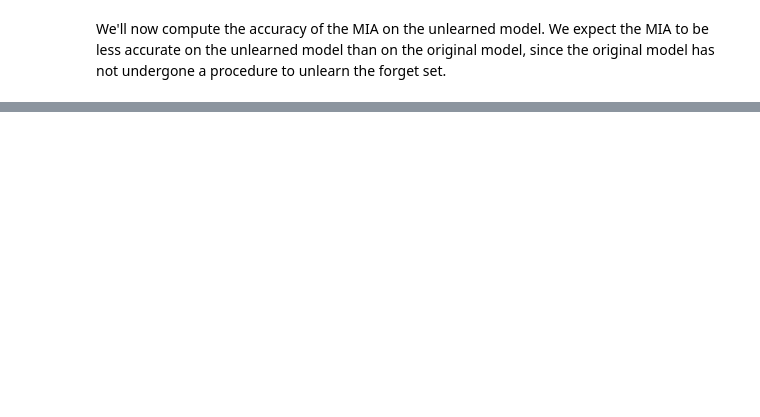
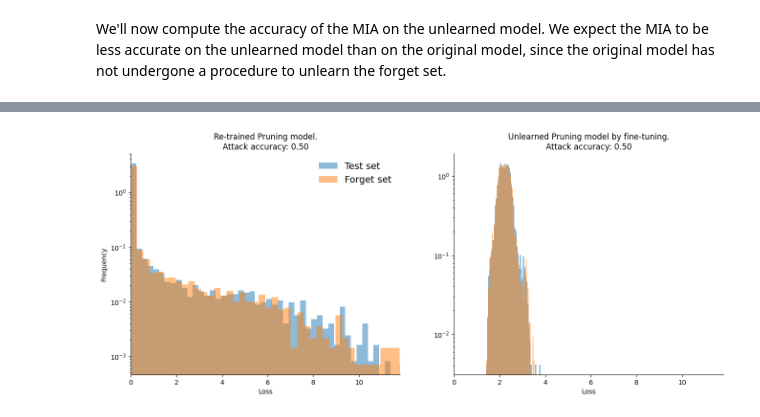
Before and after one commit to AashaiAvadhani1/MachineUnlLearning, a Jupyter notebook: final_unlearning.ipynb, the cells around one changed output, grey strips where cells are left out. Cells and saved outputs as stored; diff of their text form; code cells hidden in the pictures; blank space fills up the shorter version.

```diff
--- a/final_unlearning.ipynb
+++ b/final_unlearning.ipynb
@@ -745,3 +803,9 @@ labels_mia = [0] * len(rt_test_losses) + [1] * len(rt_forget_losses)
+# %%
+ft_test_losses = compute_losses(ft_model, test_loader)
+ft_forget_losses = compute_losses(ft_model, forget_loader)
+
+ft_samples_mia = np.concatenate((ft_test_losses, ft_forget_losses)).reshape((-1, 1))
+labels_mia_ft = [0] * len(ft_test_losses) + [1] * len(ft_forget_losses)
 # %%
 rt_mia_scores = simple_mia(rt_samples_mia, labels_mia)
 
@@ -753,25 +839,27 @@ As we expect, the accuracy of the MIA attack is roughly 0.5. Finally, as we've d
 # %%
 fig, (ax1, ax2) = plt.subplots(1, 2, figsize=(16, 6))
 
-ax1.set_title(f"Re-trained model.\nAttack accuracy: {rt_mia_scores.mean():0.2f}")
+ax1.set_title(f"Re-trained Pruning model.\nAttack accuracy: {rt_mia_scores.mean():0.2f}")
 ax1.hist(rt_test_losses, density=True, alpha=0.5, bins=50, label="Test set")
 ax1.hist(rt_forget_losses, density=True, alpha=0.5, bins=50, label="Forget set")
 
 ax2.set_title(
-    f"Unlearned by fine-tuning.\nAttack accuracy: {ft_mia_scores.mean():0.2f}"
+    f"Unlearned Pruning model by fine-tuning.\nAttack accuracy: {rt_mia_scores.mean():0.2f}"
 )
 ax2.hist(ft_test_losses, density=True, alpha=0.5, bins=50, label="Test set")
 ax2.hist(ft_forget_losses, density=True, alpha=0.5, bins=50, label="Forget set")
 
 ax1.set_xlabel("Loss")
 ax2.set_xlabel("Loss")
 ax1.set_ylabel("Frequency")
 ax1.set_yscale("log")
 ax2.set_yscale("log")
 ax1.set_xlim((0, np.max(test_losses)))
 ax2.set_xlim((0, np.max(test_losses)))
 for ax in (ax1, ax2):
     ax.spines["top"].set_visible(False)
     ax.spines["right"].set_visible(False)
 ax1.legend(frameon=False, fontsize=14)
 plt.show()
+# %% [output]
+[figure, added]
```
Also changed, not shown: parts of 35 cells of this notebook.
